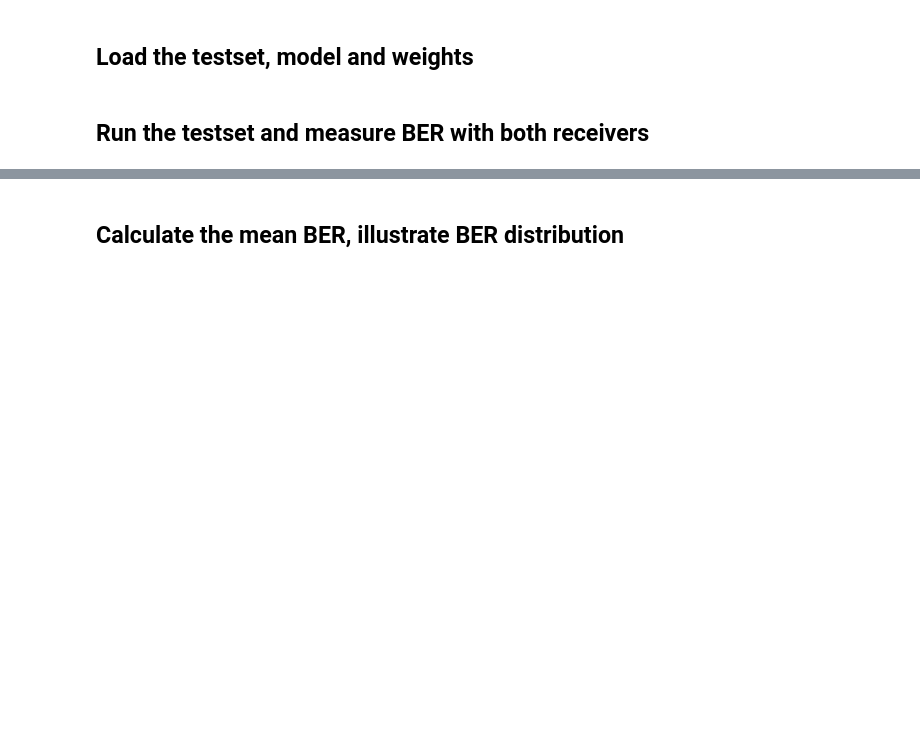
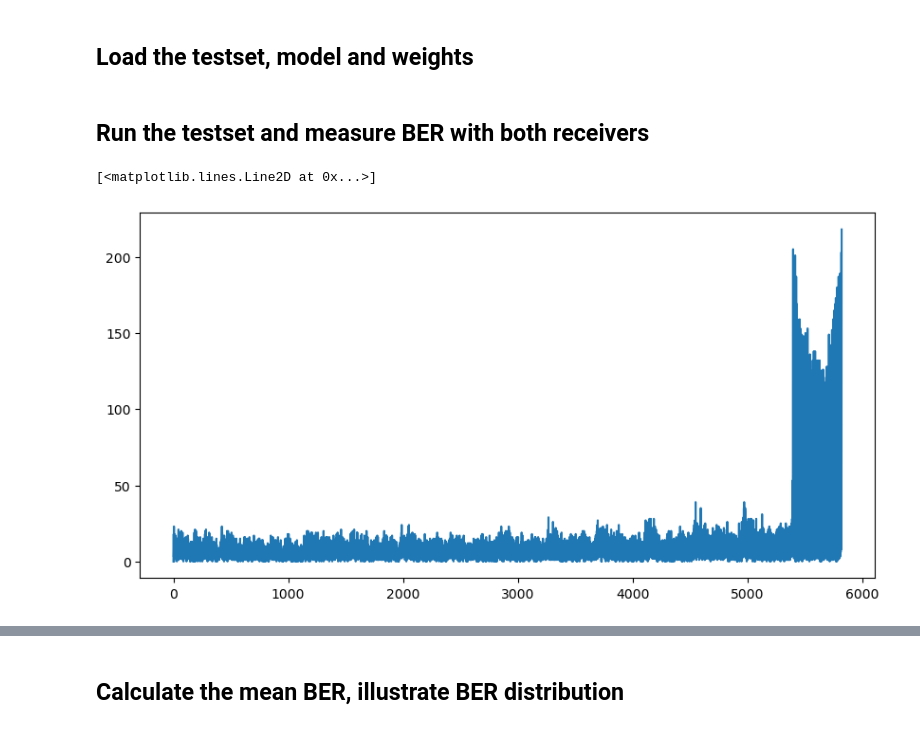
Before and after one commit to rikluost/ofdm-plutosdr-pytorch, a Jupyter notebook: 50-compare-ZF-LS-with-NN-based-RX-testset.ipynb, the cells around one changed output, grey strips where cells are left out. Cells and saved outputs as stored; diff of their text form; code cells hidden in the pictures; blank space fills up the shorter version.

```diff
--- a/50-compare-ZF-LS-with-NN-based-RX-testset.ipynb
+++ b/50-compare-ZF-LS-with-NN-based-RX-testset.ipynb
@@ -37,7 +40,7 @@ test_set = torch.load('data/ofdm_testset.pth')
 test_loader = DataLoader(test_set, batch_size=1, shuffle=False)
 
 # Load the model architecture and weights
-checkpoint_path = 'data/rx_model_40.pth'
+checkpoint_path = 'data/rx_model_25.pth'
 checkpoint = torch.load(checkpoint_path, map_location=device)
 model.load_state_dict(checkpoint['model_state_dict'])
 model.eval()
@@ -50,23 +53,32 @@ test_BERs_ZFLS = []
 ## Run the testset and measure BER with both receivers
 # %%
 # remove DC and FFT offsets from TTI mask_RE and add third dimension size of Qm, and expand TTI mask values into the third dimension
-TTI_mask_RE_3d = TTI_mask_RE[:, FFT_offset:-FFT_offset]
-middle_index = TTI_mask_RE_3d.size(1) // 2
-TTI_mask_RE_3d = torch.cat((TTI_mask_RE_3d[:, :middle_index], TTI_mask_RE_3d[:, middle_index + 1:]), dim=1)
-TTI_mask_RE_3d = TTI_mask_RE_3d.unsqueeze(-1).expand(S, F-1, Qm)
+TTI_mask_RE_small = TTI_mask_RE[:, FFT_offset:-FFT_offset]
+middle_index = TTI_mask_RE_small.size(1) // 2
+TTI_mask_RE_small = torch.cat((TTI_mask_RE_small[:, :middle_index], TTI_mask_RE_small[:, middle_index + 1:]), dim=1)
 
+TTI_mask_RE_3d = TTI_mask_RE_small.unsqueeze(-1).expand(S, F-1, Qm)
+wrongs=[]
+wrongs_ls=[]
 with torch.no_grad():
     for test_pdsch_iq, test_pilot_iq, test_labels in test_loader:
 
         # NN receiver ###################################################
         test_outputs = model((test_pdsch_iq.to(device), test_pilot_iq.to(device)))
-        binary_predictions = torch.round(test_outputs)
+        binary_predictions = test_outputs.squeeze()[TTI_mask_RE_3d==1]
+        binary_predictions = torch.round(binary_predictions)
+        test_labels = test_labels.squeeze()[TTI_mask_RE_3d==1]
 
         # load a batch of data to the device
         test_pdsch_iq, test_pilot_iq, test_labels = test_pdsch_iq.squeeze().to(device), test_pilot_iq.squeeze().to(device), test_labels.squeeze().to(device)
 
         # Calculate Bit Error Rate (BER) for the NN-receiver
         error_count = torch.sum(binary_predictions != test_labels).float()  # Count of unequal bits
+
+        new_wrongs = (binary_predictions.flatten() != test_labels.flatten()).float().tolist()
+        wrongs.append(new_wrongs)
+
+
         error_rate = error_count / len(test_labels.flatten())  # Error rate calculation
         BER_NN = torch.round(error_rate * 1000) / 1000  # Round to 3 decimal places
         test_BERs_NN.append(BER_NN.item())
@@ -75,7 +87,7 @@ with torch.no_grad():
 
         # add DC and FFT offsets, as channel estimation expects those
         test_pdsch_iq_w = torch.cat((torch.zeros(S, FFT_offset, dtype=test_pdsch_iq.dtype, device=device), test_pdsch_iq, torch.zeros(S, FFT_offset, dtype=test_pdsch_iq.dtype, device=device)), dim=1) # add FFT offset
-        middle_index = test_pdsch_iq_w.size(1) // 2
+        middle_index = test_pdsch_iq_w.size(1) // 2+1
         test_pdsch_iq_w = torch.cat((test_pdsch_iq_w[:, :middle_index], torch.zeros(S, 1, device=device), test_pdsch_iq_w[:, middle_index:]), dim=1) # add DC
         test_pilot_iq_w = torch.cat((torch.zeros(S, FFT_offset, device=device), test_pilot_iq, torch.zeros(S, FFT_offset, device=device)), dim=1) # add FFT offset
         test_pilot_iq_w = torch.cat((test_pilot_iq_w[:, :middle_index], torch.zeros(S, 1, device=device), test_pilot_iq_w[:, middle_index:]), dim=1) # add DC
@@ -83,6 +95,7 @@ with torch.no_grad():
         # combine in one tensor, pdsch and pilot symbols
         test_pdsch_iq_w[TTI_mask_RE == 2] = test_pilot_iq_w[TTI_mask_RE == 2]
         test_pdsch_iq_w_t = test_pdsch_iq_w
+
         # calculate channel estimate
         H_estim = channelEstimate_LS(TTI_mask_RE, pilot_symbols, F, FFT_offset, Sp, test_pdsch_iq_w, plotEst=False)
 
@@ -102,8 +115,18 @@ with torch.no_grad():
         bits_est = torch.tensor(PS(PS_est).flatten().cpu(), dtype=torch.int8)
 
         # Calculate Bit Error Rate (BER) for the ZF-LS receiver
-        test_labels = torch.tensor(test_labels[TTI_mask_RE_3d==1].flatten().cpu(), dtype=torch.int8)
+        test_labels = torch.tensor(test_labels.flatten().cpu(), dtype=torch.int8)
+
+        new_wrongs_ls = (bits_est != test_labels).float().tolist()
+        wrongs_ls.append(new_wrongs_ls)
+
         error_count = torch.sum(bits_est != test_labels).float()  # Count of unequal bits
         error_rate = error_count / bits_est.numel()  # Error rate calculation
         BER_ZFLS = torch.round(error_rate * 1000) / 1000  # Round to 3 decimal places
         test_BERs_ZFLS.append(BER_ZFLS.item())
+# %%
+fig = plt.figure(figsize=(10,5))
+plt.plot(np.sum(wrongs, axis=0))
+# %% [output]
+[<matplotlib.lines.Line2D at 0x...>]
+[figure, added]
```
Also changed, not shown: parts of 4 cells of this notebook, 12 other files.
